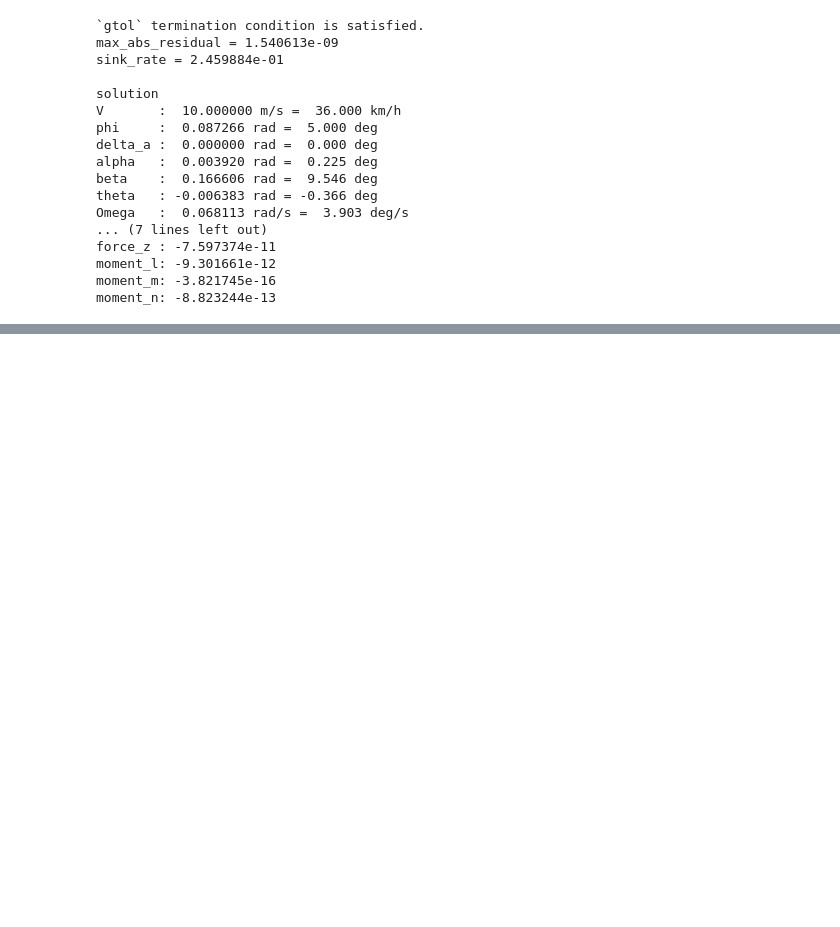
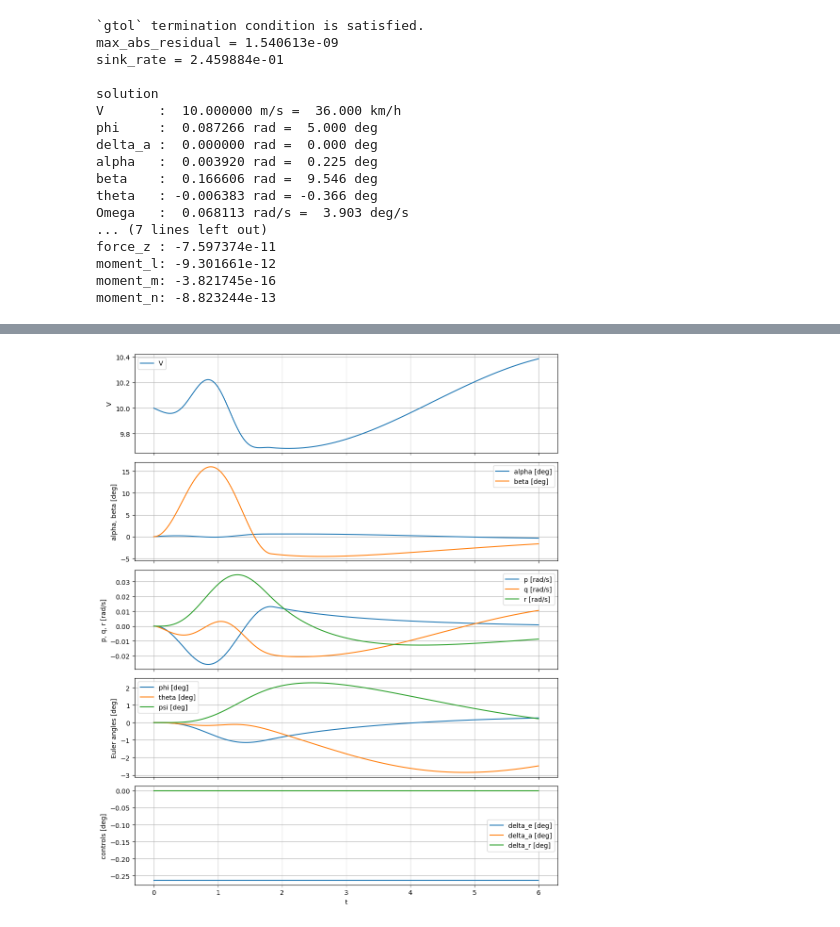
Before and after one commit to mtkbirdman/OpenVSP, a Jupyter notebook: examples/notebooks/test_turn_trim.ipynb, the cells around one changed output, grey strips where cells are left out. Drawn from its saved outputs; the diff is of its cells as text; code cells hidden in the pictures; blank space fills up the shorter version.

```diff
--- a/examples/notebooks/test_turn_trim.ipynb
+++ b/examples/notebooks/test_turn_trim.ipynb
@@ -62,3 +62,67 @@ force_z : -7.597374e-11
 moment_l: -9.301661e-12
 moment_m: -3.821745e-16
 moment_n: -8.823244e-13
+# %%
+import math
+import pandas as pd
+
+from src.RollRudderGain import (
+    simulate_6dof_crosswind_gust_from_stab,
+    calculate_crosswind_gust_response_metrics,
+    write_6dof_history_csv,
+    plot_6dof_history,
+)
+
+# stab_path = "../models/G103A/G103A.stab"
+stab_path = "../models/BRGlider/BRGlider.stab"
+
+mass = 100.0
+inertia = {
+    "Ixx": 1000.0,
+    "Iyy": 75.0,
+    "Izz": 1100.0,
+    "Ixz": 0.0,
+}
+
+# .stab の Vinf が m/s なら、Uds も m/s、H も m でそろえる
+Uds = -3.0          # 設計突風速度 [m/s]
+H = 9.144         # 突風勾配距離 [m] = 30 ft
+
+history = simulate_6dof_crosswind_gust_from_stab(
+    stab_path,
+    mass=mass,
+    Ixx=inertia["Ixx"],
+    Iyy=inertia["Iyy"],
+    Izz=inertia["Izz"],
+    Ixz=inertia["Ixz"],
+    Uds=Uds,
+    H=H,
+    t_final=6.0,
+    delta_a=0.0,
+    delta_r=0.0,
+    delta_e=None,
+    trim_elevator=True,
+    trim_thrust=False,
+    phi0=0.0,
+    theta0=None,
+    psi0=0.0,
+    gust_start_time=0.0,
+    max_step=0.01,
+)
+
+metrics = calculate_crosswind_gust_response_metrics(history)
+
+print(pd.Series(metrics))
+
+write_6dof_history_csv(
+    history,
+    "./results/crosswind_gust_6dof_history.csv",
+)
+
+plot_6dof_history(
+    history,
+    plot_path="./results/crosswind_gust_6dof_history.png",
+    show=False,
+    degrees=True,
+)
+# %% [output]
@@ -64,0 +146 @@ moment_n: -8.823244e-13
+[figure, added]
```
Also changed, not shown: parts of 3 cells of this notebook, 20 other files.
